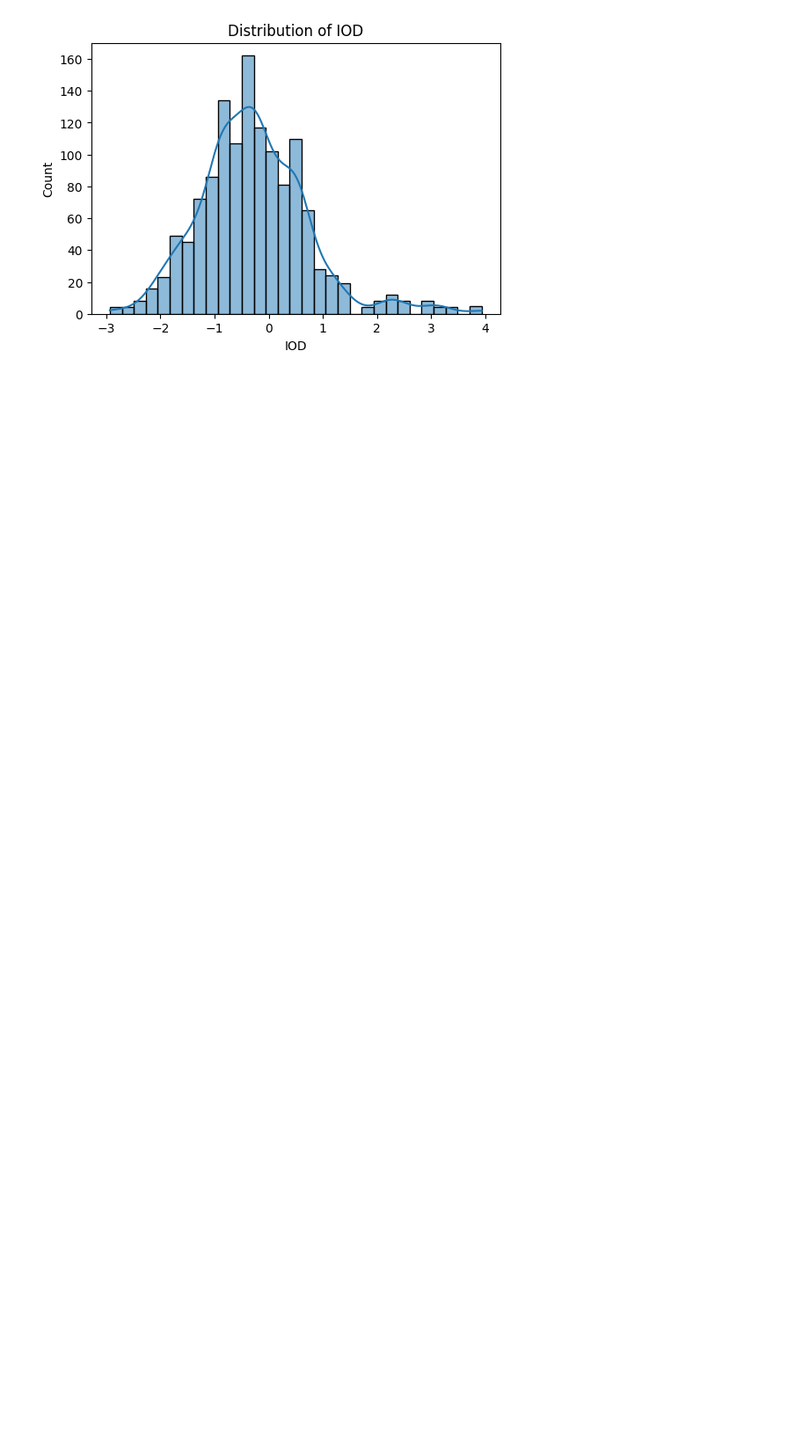
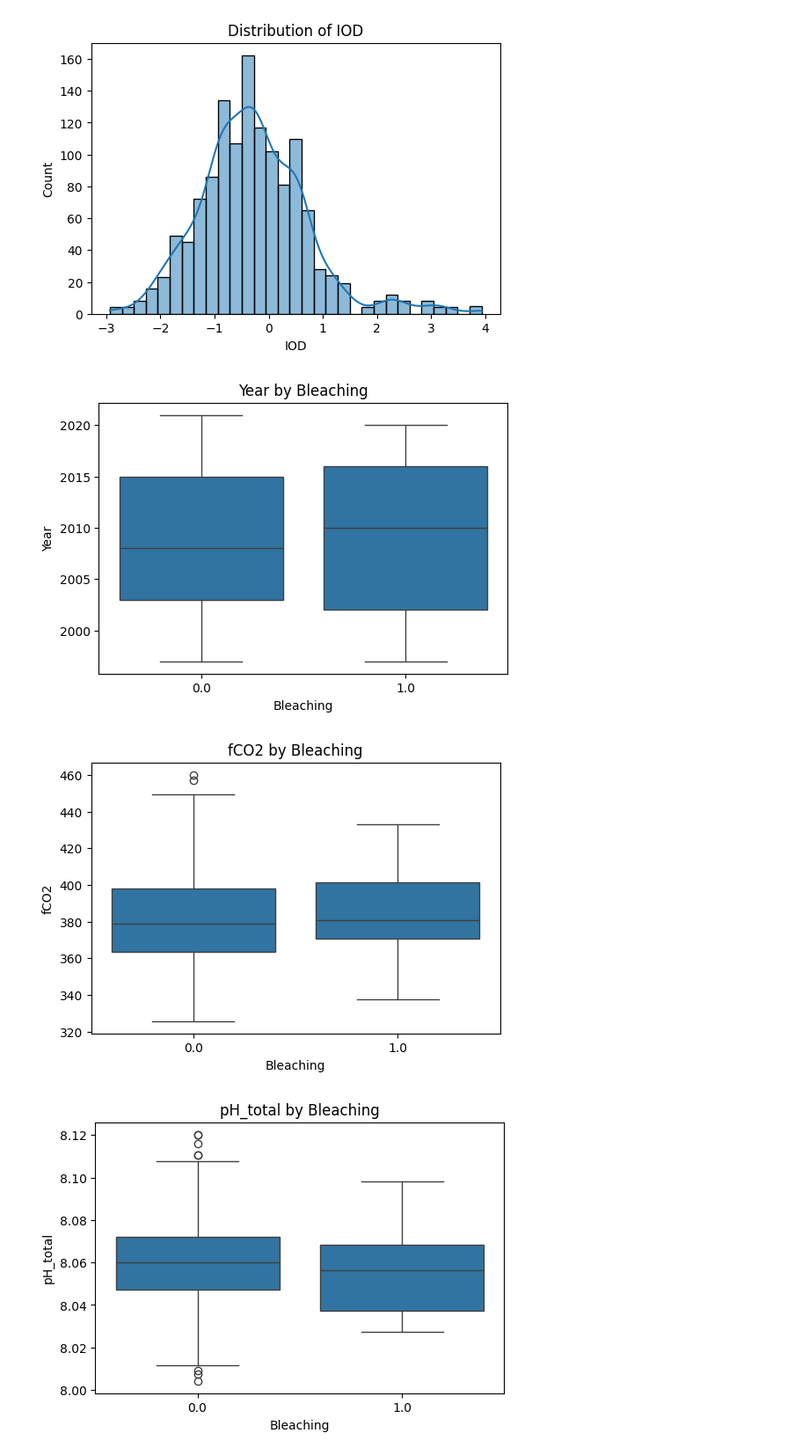
Before and after one commit to shrijacked/Coral-Reef-Bleaching-Prediction, a Jupyter notebook: statisticalinf/eda_final_dataset.ipynb, the cells around one changed output. Shown at 88% size. Drawn from its saved outputs; the diff is of its cells as text; code cells hidden in the pictures; blank space fills up the shorter version.

```diff
--- a/statisticalinf/eda_final_dataset.ipynb
+++ b/statisticalinf/eda_final_dataset.ipynb
@@ -114,3 +114,23 @@ for col in numerical_features:
 [figure]
 [figure]
 [figure]
+# %%
+# Boxplots of numerical features vs target
+for col in numerical_features:
+    plt.figure(figsize=(6,4))
+    sns.boxplot(x='Bleaching', y=col, data=df)
+    plt.title(f'{col} by Bleaching')
+    plt.show()
+
+# Countplots for selected categorical/binary features vs Bleaching
+selected_cats = ['Acropora', 'Acanthastrea', 'Stylophora']
+for col in selected_cats:
+    if col in df.columns:
+        plt.figure(figsize=(6,4))
+        sns.countplot(x=col, hue='Bleaching', data=df)
+        plt.title(f'{col} presence vs Bleaching')
+        plt.show()
+# %% [output]
+[figure, added]
+[figure, added]
+[figure, added]
```
Also changed, not shown: parts of 1 cell of this notebook.
